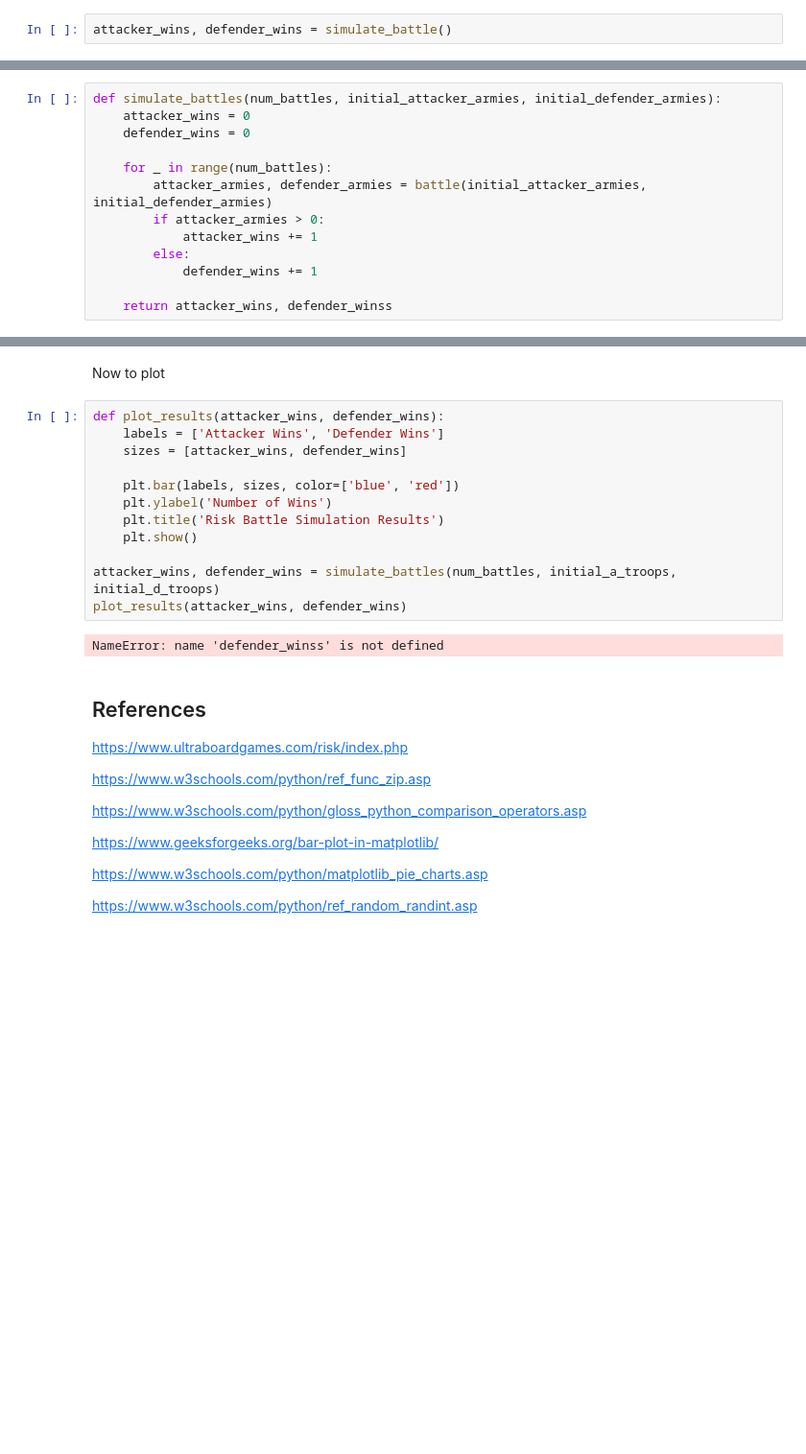
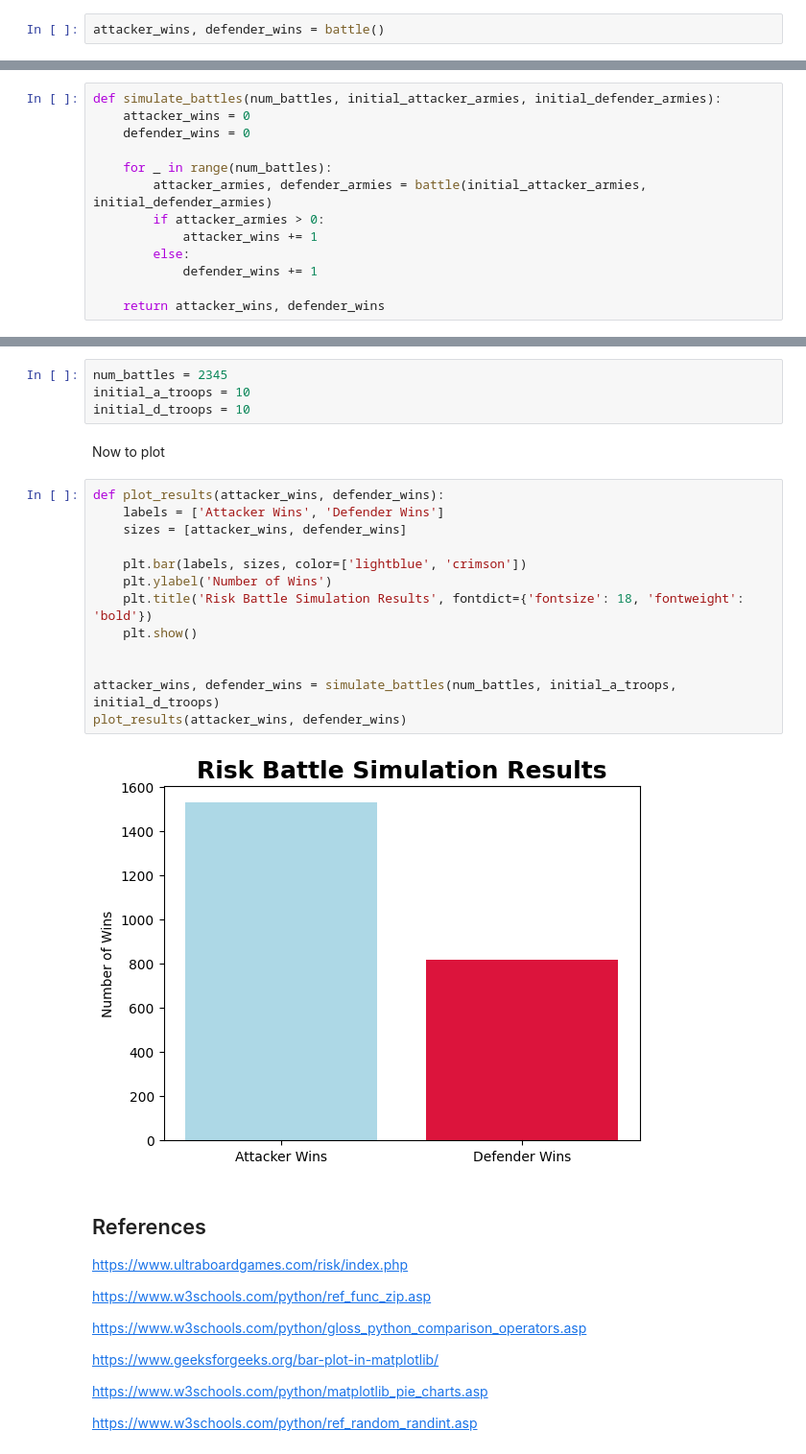
Before and after one commit to GraceMarySmyth/programming-for-data-analytics, a Jupyter notebook: Assignments/assignment_5_risk.ipynb, the cells around one changed output, grey strips where cells are left out. Shown at 96% size. Saved outputs shown, nothing was run; the diff lists cells and outputs as text; blank space fills up the shorter version.

Commit message:
plotting the data for the extra marks

```diff
--- a/Assignments/assignment_5_risk.ipynb
+++ b/Assignments/assignment_5_risk.ipynb
@@ -83,7 +83,7 @@ print(battle())
 # %% [markdown]
 As the simulate battle and the attacker and defender has been defined. The battle now commences!!
 # %%
-attacker_wins, defender_wins = simulate_battle()
+attacker_wins, defender_wins = battle()
 # %% [markdown]
 Now to plot the results using a bar chart. A bar chart is appropriate as there is two distinct categories of data. Either attacker wins or defender wins.
 # %%
@@ -170,4 +170,4 @@ def simulate_battles(num_battles, initial_attacker_armies, initial_defender_armi
         else:
             defender_wins += 1
 
-    return attacker_wins, defender_winss
+    return attacker_wins, defender_wins
@@ -174,19 +176,24 @@ def simulate_battles(num_battles, initial_attacker_armies, initial_defender_armi
+# %%
+num_battles = 2345
+initial_a_troops = 10
+initial_d_troops = 10
 # %% [markdown]
 Now to plot
 # %%
 def plot_results(attacker_wins, defender_wins):
     labels = ['Attacker Wins', 'Defender Wins']
     sizes = [attacker_wins, defender_wins]
 
-    plt.bar(labels, sizes, color=['blue', 'red'])
+    plt.bar(labels, sizes, color=['lightblue', 'crimson'])
     plt.ylabel('Number of Wins')
-    plt.title('Risk Battle Simulation Results')
+    plt.title('Risk Battle Simulation Results', fontdict={'fontsize': 18, 'fontweight': 'bold'})
     plt.show()
+
 
 attacker_wins, defender_wins = simulate_battles(num_battles, initial_a_troops, initial_d_troops)
 plot_results(attacker_wins, defender_wins)
 # %% [output]
-NameError: name 'defender_winss' is not defined
+[figure, added]
 # %% [markdown]
 ## References
 
```
Also changed, not shown: parts of 8 cells of this notebook.
